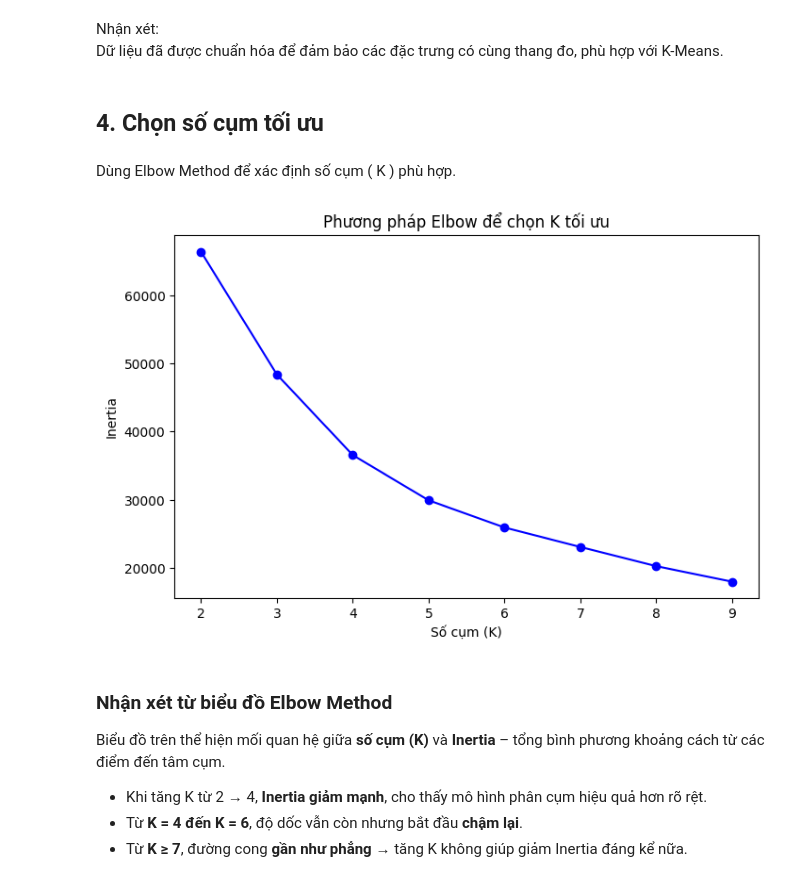
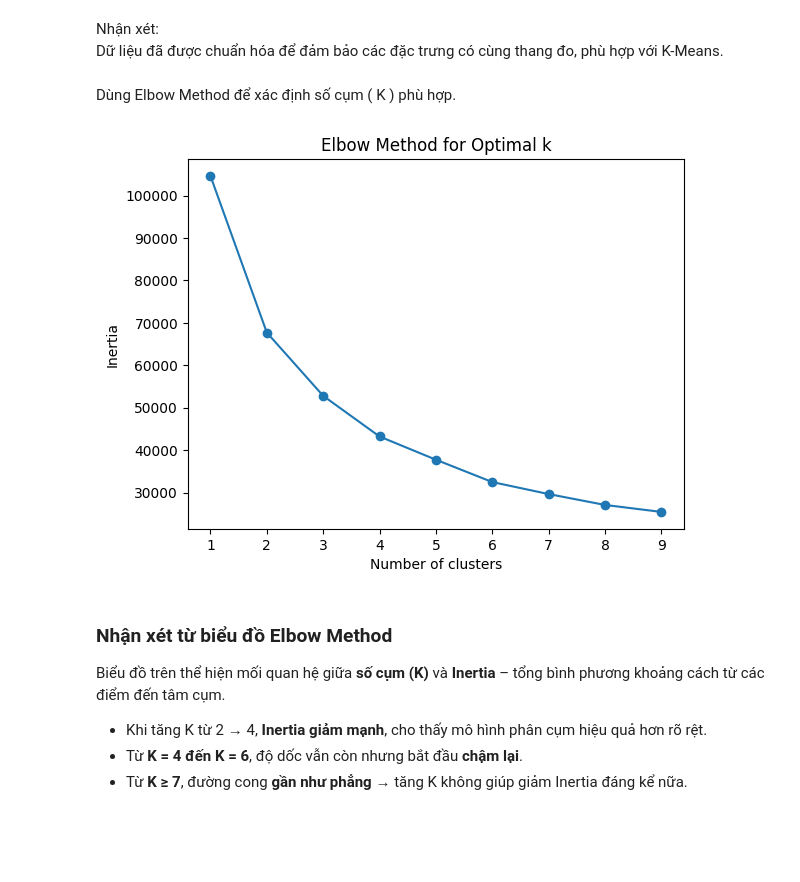
Before and after one commit to hanvocado/ecommerce-analysis, a Jupyter notebook: segment_clustering.ipynb, the cells around one changed output. Drawn from its saved outputs; the diff is of its cells as text; code cells hidden in the pictures; blank space fills up the shorter version.

Commit message:
update kmeans

```diff
--- a/segment_clustering.ipynb
+++ b/segment_clustering.ipynb
@@ -246,0 +132,7 @@ print(df_scaled.head())
+# %%
+# Hợp nhất đặc trưng
+features = pd.merge(recency, frequency, on='user_id', how='left')
+features = pd.merge(features, monetary, on='user_id', how='left')
+features = pd.merge(features, conversion[['user_id', 'ConversionRate']], on='user_id', how='left')
+features = pd.merge(features, cart_abandon[['user_id', 'CartAbandonmentRate']], on='user_id', how='left')
+features = features.fillna({'Frequency': 0, 'Monetary': 0, 'ConversionRate': 0, 'CartAbandonmentRate': 0})
@@ -246,0 +163,9 @@ print(df_scaled.head())
+# %%
+# Loại bỏ outlier trong Monetary
+features['zscore_monetary'] = zscore(features['Monetary'])
+features = features[features['zscore_monetary'].abs() <= 3]
+# %%
+
+# Chuẩn hóa dữ liệu
+scaler = StandardScaler()
+features_scaled = scaler.fit_transform(features[['Recency', 'Frequency', 'Monetary', 'ConversionRate', 'CartAbandonmentRate']])
@@ -248,5 +175,3 @@ print(df_scaled.head())
 
 Nhận xét: \
 Dữ liệu đã được chuẩn hóa để đảm bảo các đặc trưng có cùng thang đo, phù hợp với K-Means.
-# %% [markdown]
-## 4. Chọn số cụm tối ưu
@@ -253,23 +184,20 @@ Dữ liệu đã được chuẩn hóa để đảm bảo các đặc trưng có
 # %% [markdown]
 Dùng Elbow Method để xác định số cụm \( K \) phù hợp.
-# %%
-# Tính inertia cho các giá trị K
-inertias = []
-K = range(2, 10)
-for k in K:
-    kmeans = KMeans(n_clusters=k, random_state=42)
-    kmeans.fit(X_scaled)
-    inertias.append(kmeans.inertia_)
 # %%
-# Vẽ Elbow curve
-plt.figure(figsize=(8, 5))
-plt.plot(K, inertias, 'bo-')
-plt.xlabel('Số cụm (K)')
+
+# Elbow Method để chọn số cụm
+inertia = []
+for k in range(1, 10):
+    kmeans = KMeans(n_clusters=k, n_init=10, random_state=42)
+    kmeans.fit(features_scaled)
+    inertia.append(kmeans.inertia_)
+plt.plot(range(1, 10), inertia, marker='o')
+plt.xlabel('Number of clusters')
 plt.ylabel('Inertia')
-plt.title('Phương pháp Elbow để chọn K tối ưu')
+plt.title('Elbow Method for Optimal k')
 plt.show()
 # %% [output]
-[figure, old version]
+[figure, new version]
 # %% [markdown]
 ### Nhận xét từ biểu đồ Elbow Method
 
```
Also changed, not shown: parts of 45 cells of this notebook.
